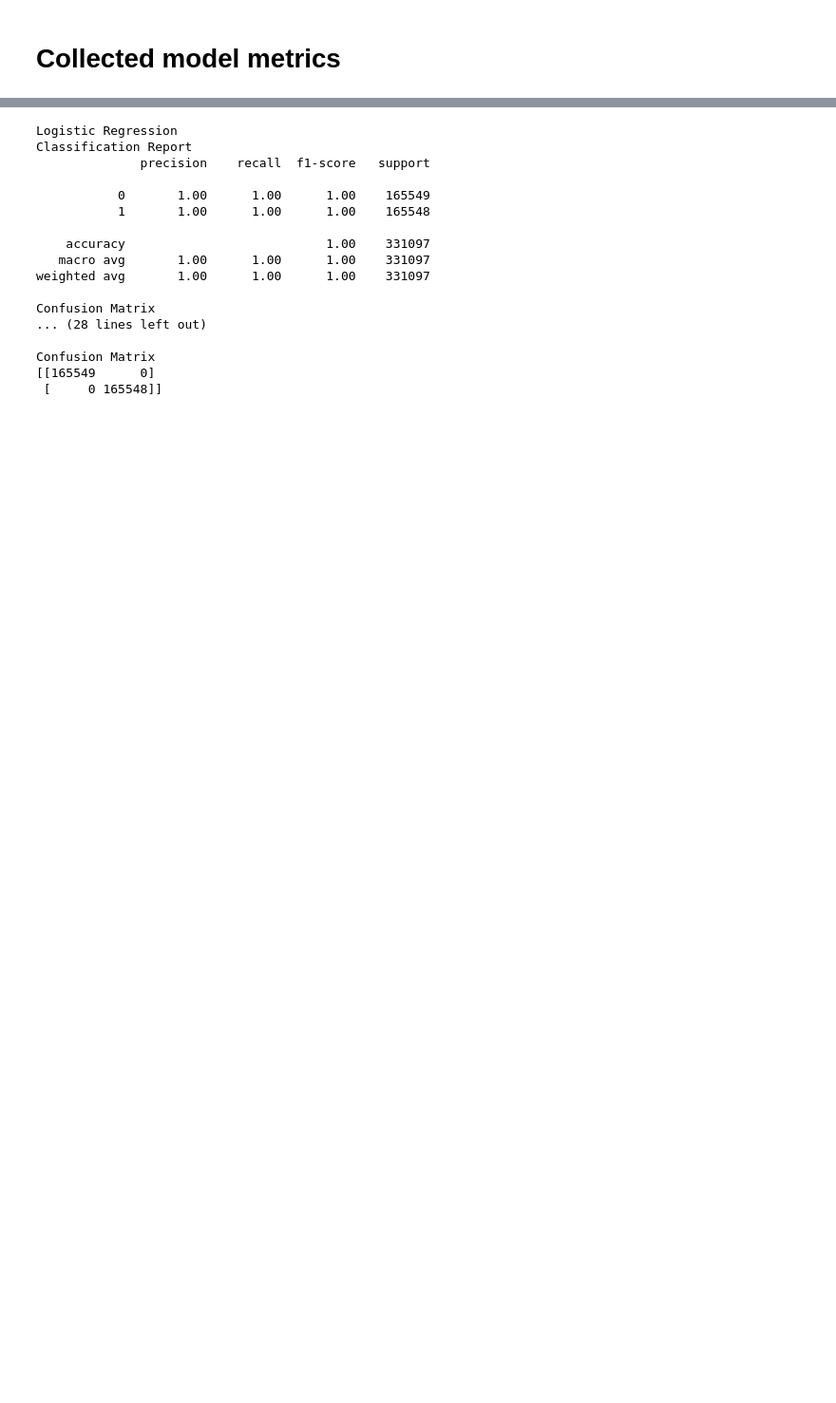
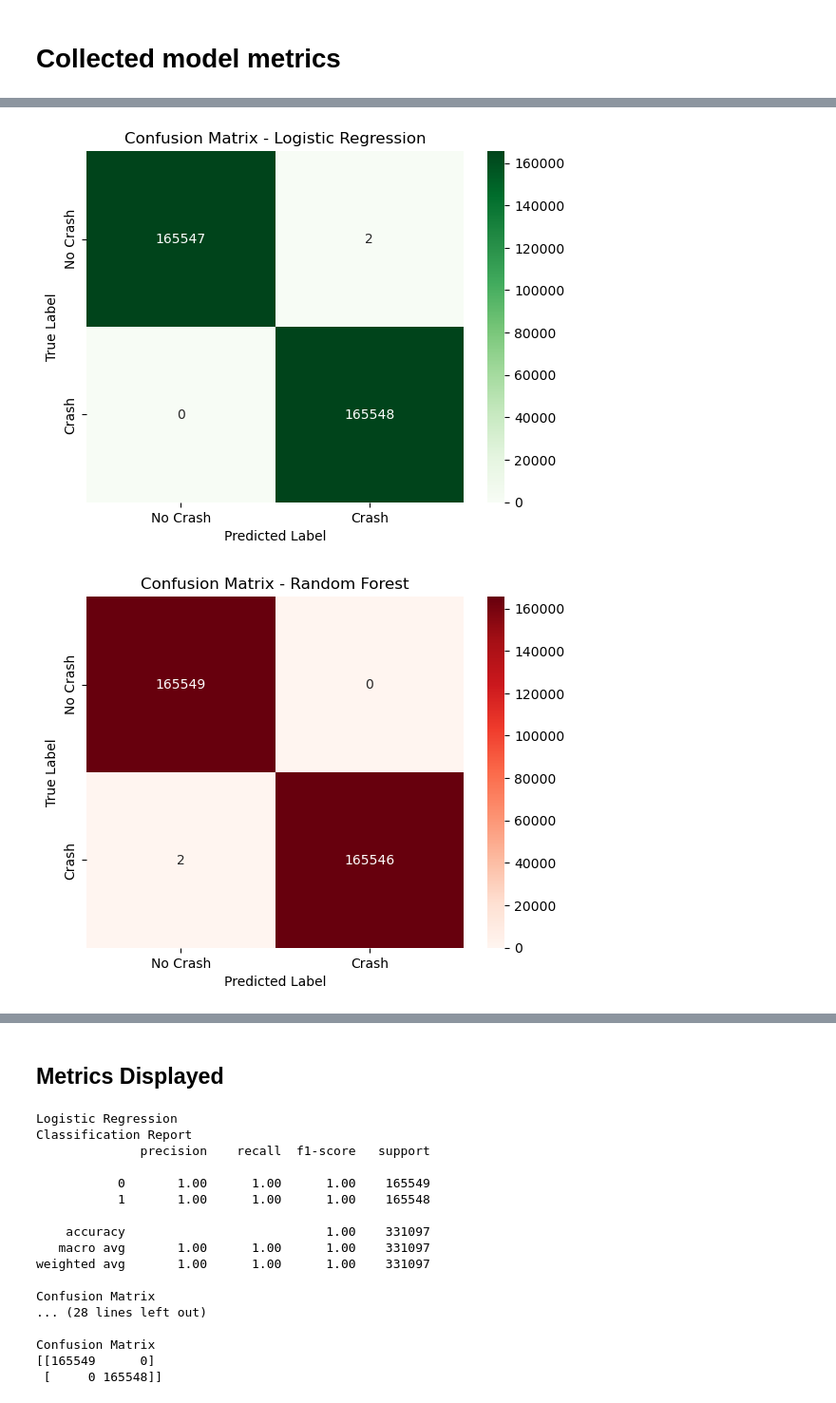
Before and after one commit to August-JF-Perez/AugustP_Crash_Location_Characterization, a Jupyter notebook: Capstone_3_Everything.ipynb, the cells around one changed output, grey strips where cells are left out. Shown at 95% size. Saved outputs shown, nothing was run; the diff lists cells and outputs as text; code cells hidden in the pictures; blank space fills up the shorter version.

```diff
--- a/Capstone_3_Everything.ipynb
+++ b/Capstone_3_Everything.ipynb
@@ -4265,0 +4294,17 @@ feats_NN_LR
+# %%
+def plot_confusion_matrix(cm, class_names, title='Confusion Matrix', cmap='Blues'):
+    fig, ax = plt.subplots()
+    sns.heatmap(cm, annot=True, fmt='d', cmap=cmap, xticklabels=class_names, yticklabels=class_names, ax=ax)
+    ax.set_title(title)
+    ax.set_xlabel('Predicted Label')
+    ax.set_ylabel('True Label')
+    return fig, ax
+
+class_names = ['No Crash', 'Crash']
+
+conf_LR_plot, conf_LR_ax = plot_confusion_matrix(conf_LR, class_names, title='Confusion Matrix - Logistic Regression', cmap='Greens')
+conf_RF_plot, conf_RF_ax = plot_confusion_matrix(conf_RF, class_names, title='Confusion Matrix - Random Forest', cmap='Reds')
+conf_NN_plot, conf_NN_ax = plot_confusion_matrix(conf_NN, class_names, title='Confusion Matrix - Neural Network', cmap='Blues')
+# %% [output]
+[figure, added]
+[figure, added]
@@ -4266,3 +4312,5 @@ feats_NN_LR
+# %% [markdown]
+## Metrics Displayed
 # %%
 print('Logistic Regression')
 print(f'Classification Report\n{class_report_LR}')
```
Also changed, not shown: parts of 30 cells of this notebook, 3 other files.
